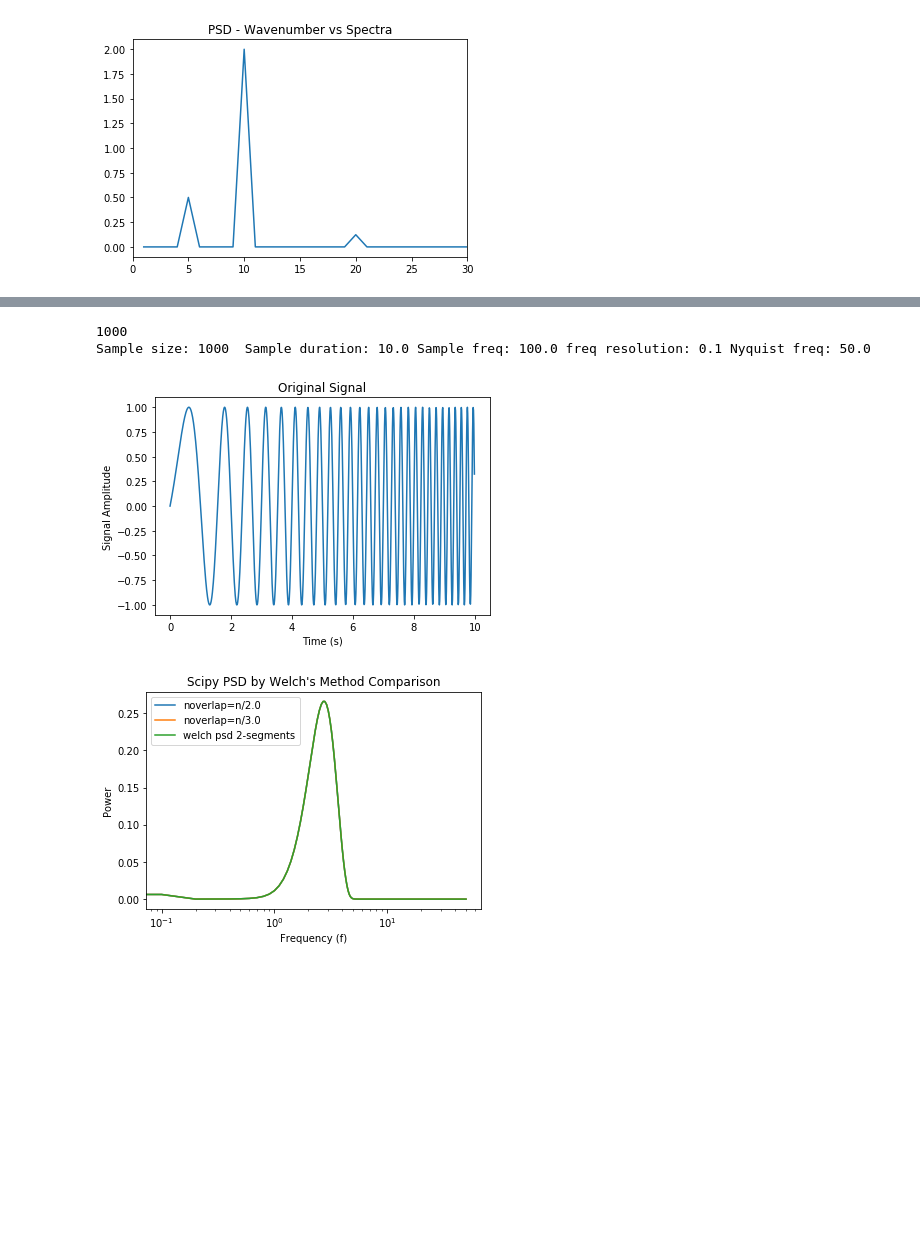
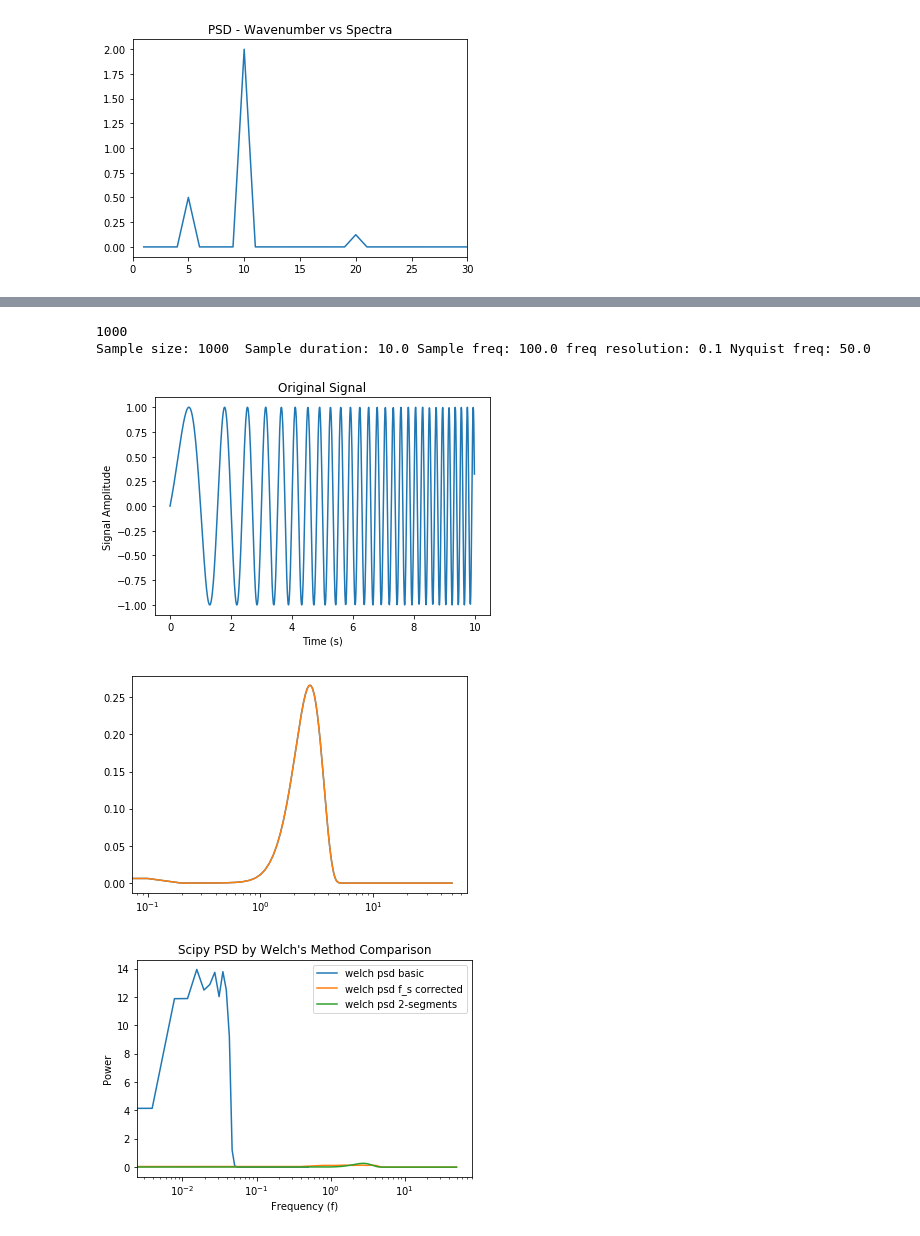
Before and after one commit to jwaldroup/gracefo_gw_search, a Jupyter notebook: DFT/Welch_method_DFT_examples.ipynb, the cells around one changed output, grey strips where cells are left out. Cells and saved outputs as stored; diff of their text form; code cells hidden in the pictures; blank space fills up the shorter version.

```diff
--- a/DFT/Welch_method_DFT_examples.ipynb
+++ b/DFT/Welch_method_DFT_examples.ipynb
@@ -178,34 +178,35 @@ freqs1, psd1 = signal.welch(sig, fs = f_s)
 #welch with default window, adjusted seg length and overlap to 50%
 for i in [2.0, 3.0]:
     seg_size = int(np.size(sig)) # REVISIT AND FIX - SEE FFT WElCH AZURE NOTEBOOK
     noverlap = seg_size // i
     freqs, psd = signal.welch(sig, fs=f_s,
                               nperseg=seg_size,
                               noverlap=noverlap)
     plt.figure(2)
     plt.semilogx(freqs, psd, label=('noverlap=n/'+str(i)) )
 
 ##Trying Welch by scipy with segments not equal to whole length of signal
 seg_len = n
 freqs2, psd2 = signal.welch(sig, fs=f_s,
                             nperseg = seg_len,
                             noverlap = seg_len-500)
 
 ##plots for comparison
 
-#plt.figure(3)
-#plt.semilogx(freqs0, psd0, label='welch psd basic')
-#plt.semilogx(freqs1, psd1, label='welch psd f_s corrected')
+plt.figure(3)
+plt.semilogx(freqs0, psd0, label='welch psd basic')
+plt.semilogx(freqs1, psd1, label='welch psd f_s corrected')
 plt.semilogx(freqs2, psd2, label='welch psd 2-segments')
 
 plt.xlabel('Frequency (f)')
 plt.ylabel('Power')
 plt.title("Scipy PSD by Welch's Method Comparison")
 plt.legend()
 plt.savefig('welch_psd_segment_spacing_comparison.png')
 plt.show()
 # %% [output]
 1000
 Sample size: 1000  Sample duration: 10.0 Sample freq: 100.0 freq resolution: 0.1 Nyquist freq: 50.0
 [figure]
-[figure, old version]
+[figure, new version]
+[figure, added]
```
Also changed, not shown: parts of 1 cell of this notebook, 1 other file.
